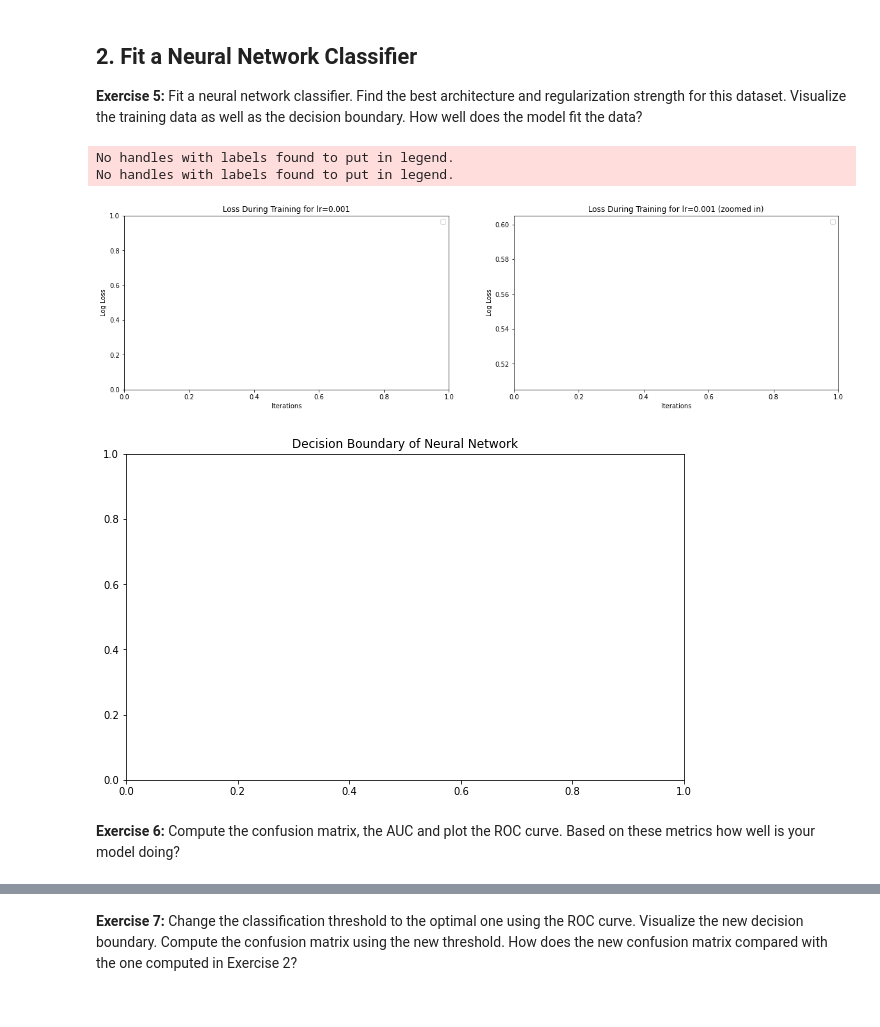
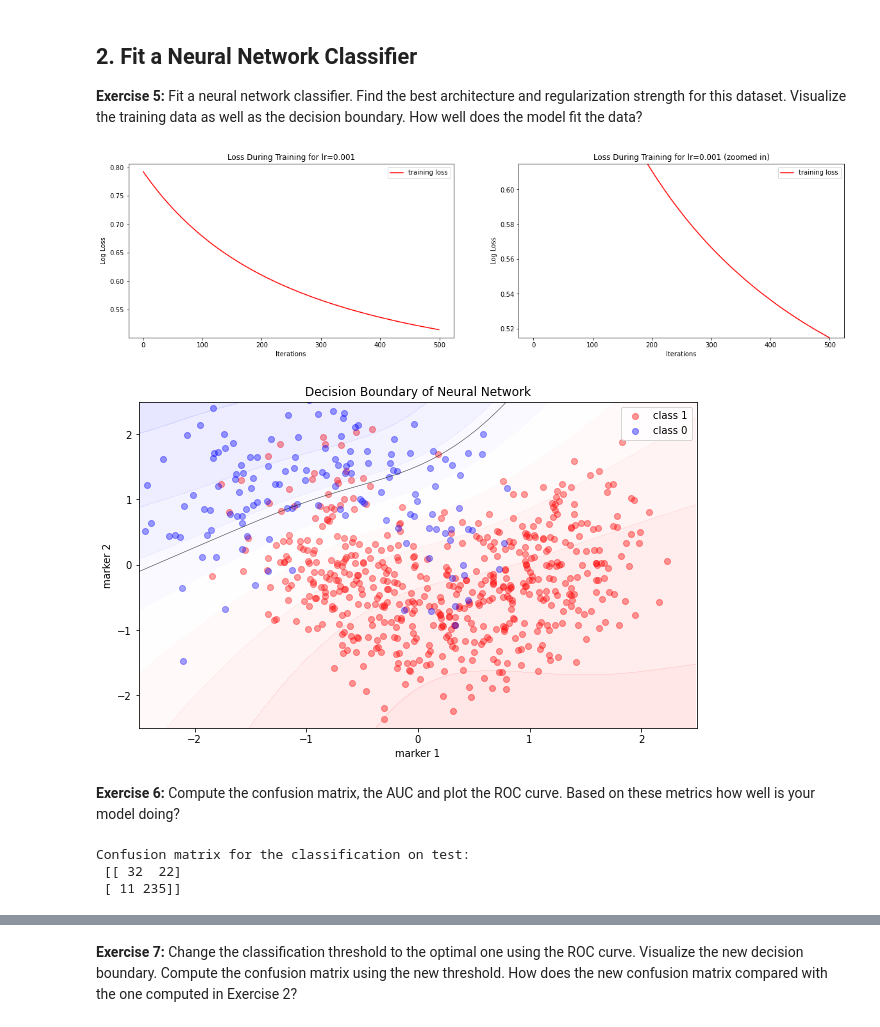
Before and after one commit to krosenfeld-IDM/Rwanda-Data-Science-NBs, a Jupyter notebook: week2/07_Neural_Networks_for_Classification.ipynb, the cells around one changed output, grey strips where cells are left out. Drawn from its saved outputs; the diff is of its cells as text; code cells hidden in the pictures.

```diff
--- a/week2/07_Neural_Networks_for_Classification.ipynb
+++ b/week2/07_Neural_Networks_for_Classification.ipynb
@@ -106,7 +104,7 @@ def plot_decision_boundary(x, y, model, ax, limit=None, poly_degree=1, threshold
         polynomial_features = PolynomialFeatures(degree=poly_degree)
         xx = polynomial_features.fit_transform(xx)
     if threshold != 0.5:
-      if isinstance(model.predict(xx)[0], float):
+      if isinstance(model.predict_proba(xx).ravel()[0], float):
         yy_prob = model.predict_proba(xx)[:, 1]
         yy = yy_prob
       else:
@@ -189,11 +187,12 @@ plt.show()
 **Exercise 2:** Train a logistic regression on this data. Visualize the classification boundary of the model, and compute your model's confusion matrix, ROC curve and AUC.
 # %%
 # Step 1. Fit a logistic regression
-# COMPLETE
+logistic_regression = LogisticRegression()
+logistic_regression.fit(X_train, Y_train)
 
 # Step 2. Visualize the decision boundary
 fig, ax = plt.subplots(1, 1, figsize=(10, 6))
-#plot_decision_boundary(X_train, Y_train, logistic_regression, ax)
+plot_decision_boundary(X_train, Y_train, logistic_regression, ax)
 ax.set_title('Decision Boundary for Logistic Regression')
 plt.show()
 # %% [output]
@@ -276,7 +305,7 @@ model.add(Dense(1, activation='sigmoid', kernel_regularizer=reg, bias_regularize
 
 # Step 3: Configure the model
 learning_rate = 0.001
-sgd = SGD(lr=learning_rate)
+sgd = SGD(learning_rate=learning_rate)
 model.compile(optimizer=sgd, loss='binary_crossentropy')
 # %%
 # Step 4: Fit the model
@@ -286,14 +315,14 @@ history = model.fit(X_train, Y_train, batch_size=200, epochs=500, verbose=0)
 fig, ax = plt.subplots(1, 2, figsize=(20, 5))
 
 # Visualize the training trajectory
-#ax[0].plot(np.array(history.history['loss']), color='red', label='training loss')
+ax[0].plot(np.array(history.history['loss']), color='red', label='training loss')
 ax[0].legend(loc="best")
 ax[0].set_title("Loss During Training for lr={}".format(learning_rate))
 ax[0].set_xlabel("Iterations")
 ax[0].set_ylabel("Log Loss")
 
 # Visualize the training trajectory (zoomed in)
-#ax[1].plot(np.array(history.history['loss']), color='red', label='training loss')
+ax[1].plot(np.array(history.history['loss']), color='red', label='training loss')
 ax[1].legend(loc="best")
 ax[1].set_title("Loss During Training for lr={} (zoomed in)".format(learning_rate))
 ax[1].set_xlabel("Iterations")
@@ -301,28 +330,32 @@ ax[1].set_ylabel("Log Loss")
 ax[1].set_ylim((np.min(np.array(history.history['loss'])), np.min(np.array(history.history['loss']) + 0.1)))
 plt.show()
 # %% [output]
-No handles with labels found to put in legend.
-No handles with labels found to put in legend.
-[figure, old version]
+[figure, new version]
 # %%
 fig, ax = plt.subplots(1, 1, figsize=(10, 6))
 
 # Step 6: Visualize decision boundary
-#plot_decision_boundary(X_train, Y_train, model, ax)
+plot_decision_boundary(X_train, Y_train, model, ax)
 ax.set_title('Decision Boundary of Neural Network')
 plt.show()
 # %% [output]
-[figure, old version]
+[figure, new version]
 # %% [markdown]
 **Exercise 6:** Compute the confusion matrix, the AUC and plot the ROC curve. Based on these metrics how well is your model doing?
 # %%
 ### Evaluate the training and testing performance of your model
 # Step 1: Predict labels using your model (use the method predict_classes: https://kite.com/python/docs/tensorflow.keras.Sequential.predict_classes)
-# COMPLETE
+threshold = 0.5
+predict_test =  (model.predict(X_test) > threshold).astype(bool)
 
 # Step 2: Compute the test confusion matrix
+matrix = confusion_matrix(Y_test,predict_test)
 # COMPLETE
-# print('Confusion matrix for the classification on test:\n', matrix)
+print('Confusion matrix for the classification on test:\n', matrix)
+# %% [output]
+Confusion matrix for the classification on test:
+ [[ 32  22]
+ [ 11 235]]
 # %%
 # Step 4: Compute the ROC curve using roc_curve, this returns the false positive rate, true positive rate and thresholds
 # Hint: check documentation: https://scikit-learn.org/stable/modules/generated/sklearn.metrics.roc_curve.html
```
Also changed, not shown: parts of 13 cells of this notebook, 12 other files.
